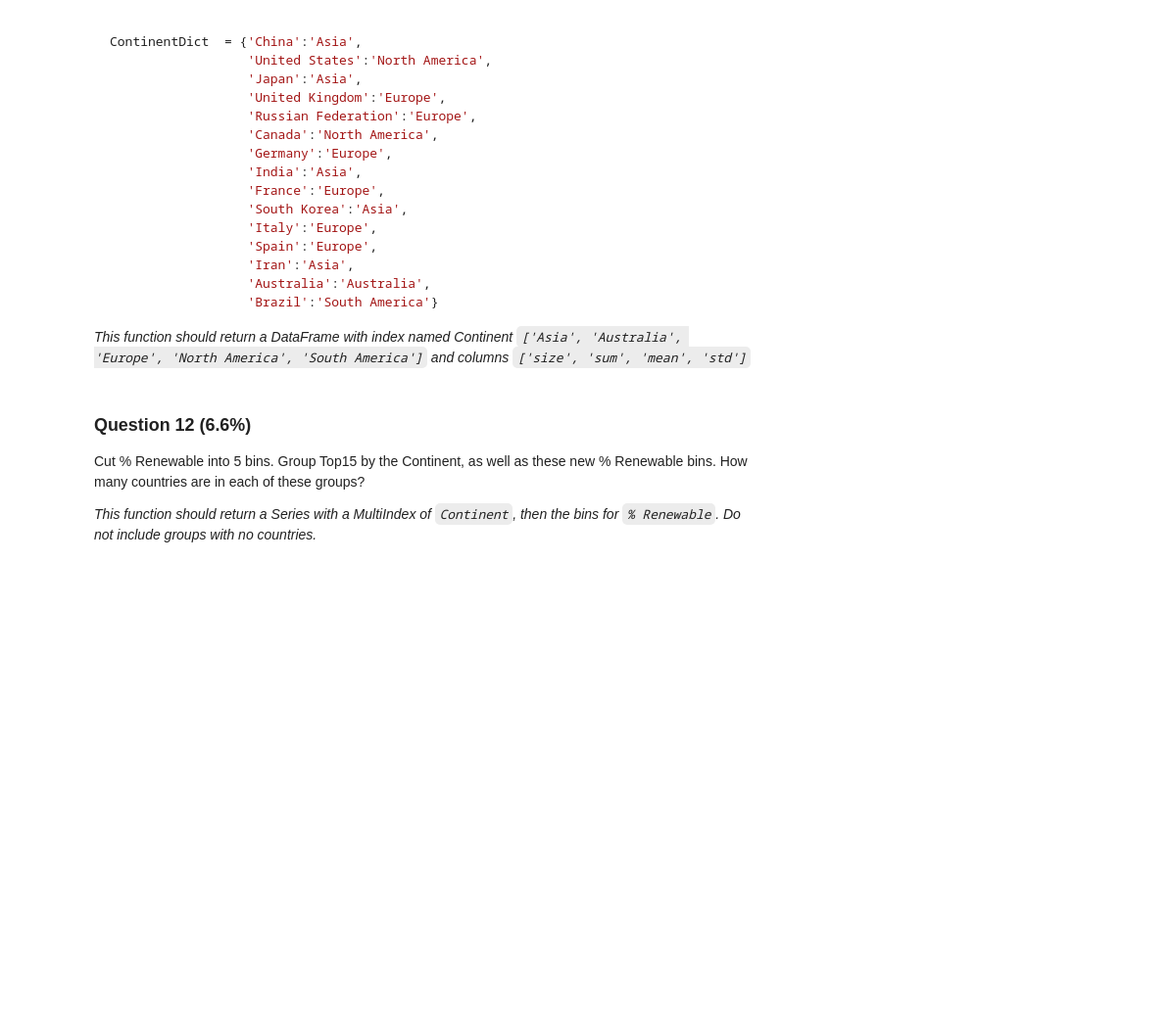
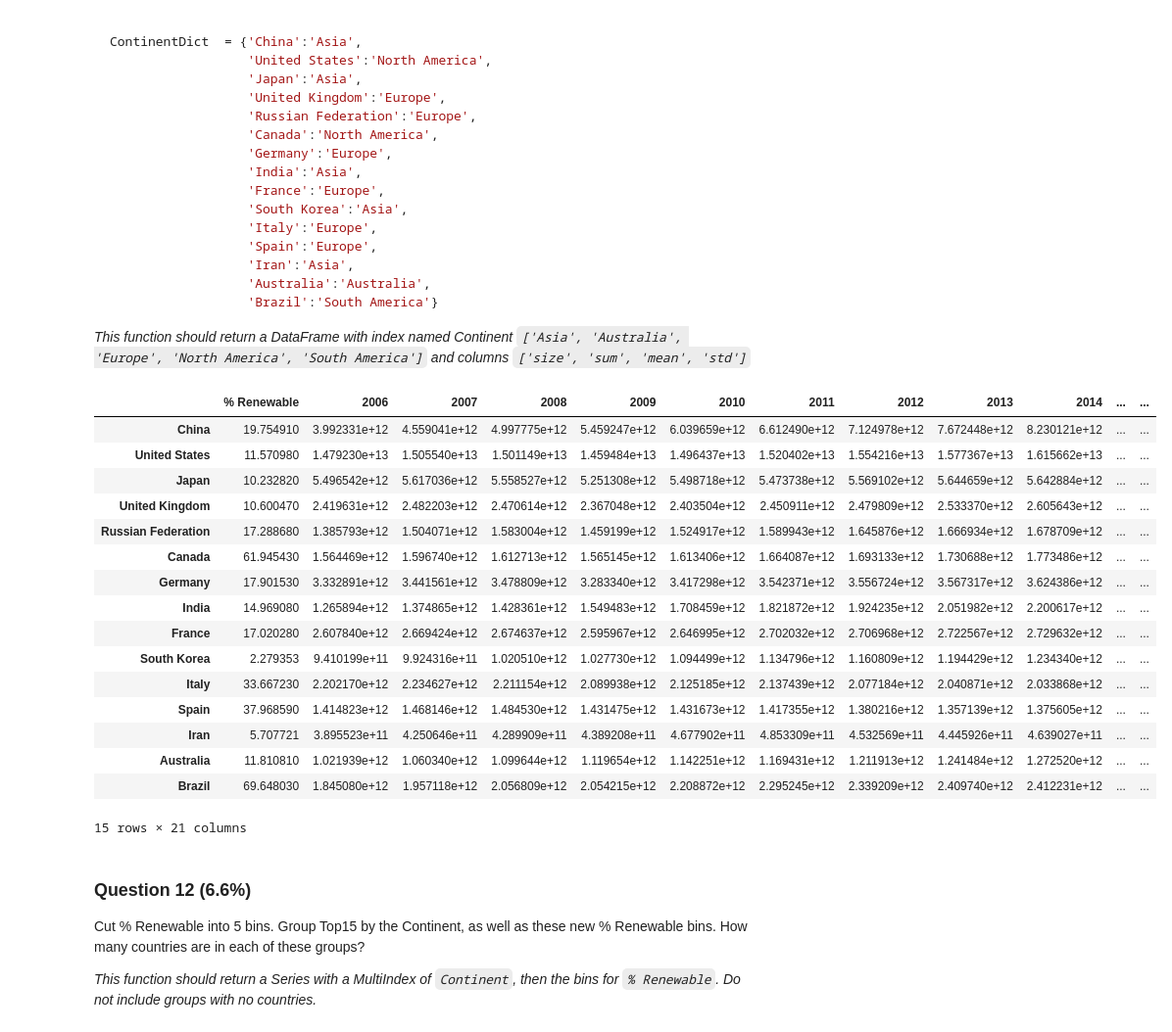
Before and after one commit to chinmaydas96/Introduction-to-Data-Science-in-Python, a Jupyter notebook: Assignment+3.ipynb, the cells around one changed output. Shown: that part at 98% size. Saved outputs shown, nothing was run; the diff lists cells and outputs as text; code cells hidden in the pictures; blank space fills up the shorter version.

````diff
--- a/Assignment+3.ipynb
+++ b/Assignment+3.ipynb
@@ -204,10 +326,49 @@ ContinentDict  = {'China':'Asia',
 ```
 
 *This function should return a DataFrame with index named Continent `['Asia', 'Australia', 'Europe', 'North America', 'South America']` and columns `['size', 'sum', 'mean', 'std']`*
-# %%
-def answer_eleven():
-    Top15 = answer_one()
-    return "ANSWER"
+# %%
+def answer_eleven():
+    Top15 = answer_one()
+    ContinentDict  = {'China':'Asia',
+                  'United States':'North America',
+                  'Japan':'Asia',
+                  'United Kingdom':'Europe',
+                  'Russian Federation':'Europe',
+                  'Canada':'North America',
+                  'Germany':'Europe',
+                  'India':'Asia',
+                  'France':'Europe',
+                  'South Korea':'Asia',
+                  'Italy':'Europe',
+                  'Spain':'Europe',
+                  'Iran':'Asia',
+                  'Australia':'Australia',
+                  'Brazil':'South America'}
+    new_df = pd.DataFrame()
+    for i, row in Top15.iterrows():
+        row['Continent'] = ContinentDict[row.name]
+        new_df = new_df.append(row)
+    return new_df
+
+answer_eleven()
+# %% [output]
+|  | % Renewable | 2006 | 2007 | 2008 | 2009 | 2010 | 2011 | 2012 | 2013 | 2014 | ... | ... |
+| China | 19.754910 | 3.992331e+12 | 4.559041e+12 | 4.997775e+12 | 5.459247e+12 | 6.039659e+12 | 6.612490e+12 | 7.124978e+12 | 7.672448e+12 | 8.230121e+12 | ... | ... |
+| United States | 11.570980 | 1.479230e+13 | 1.505540e+13 | 1.501149e+13 | 1.459484e+13 | 1.496437e+13 | 1.520402e+13 | 1.554216e+13 | 1.577367e+13 | 1.615662e+13 | ... | ... |
+| Japan | 10.232820 | 5.496542e+12 | 5.617036e+12 | 5.558527e+12 | 5.251308e+12 | 5.498718e+12 | 5.473738e+12 | 5.569102e+12 | 5.644659e+12 | 5.642884e+12 | ... | ... |
+| United Kingdom | 10.600470 | 2.419631e+12 | 2.482203e+12 | 2.470614e+12 | 2.367048e+12 | 2.403504e+12 | 2.450911e+12 | 2.479809e+12 | 2.533370e+12 | 2.605643e+12 | ... | ... |
+| Russian Federation | 17.288680 | 1.385793e+12 | 1.504071e+12 | 1.583004e+12 | 1.459199e+12 | 1.524917e+12 | 1.589943e+12 | 1.645876e+12 | 1.666934e+12 | 1.678709e+12 | ... | ... |
+| Canada | 61.945430 | 1.564469e+12 | 1.596740e+12 | 1.612713e+12 | 1.565145e+12 | 1.613406e+12 | 1.664087e+12 | 1.693133e+12 | 1.730688e+12 | 1.773486e+12 | ... | ... |
+| Germany | 17.901530 | 3.332891e+12 | 3.441561e+12 | 3.478809e+12 | 3.283340e+12 | 3.417298e+12 | 3.542371e+12 | 3.556724e+12 | 3.567317e+12 | 3.624386e+12 | ... | ... |
+| India | 14.969080 | 1.265894e+12 | 1.374865e+12 | 1.428361e+12 | 1.549483e+12 | 1.708459e+12 | 1.821872e+12 | 1.924235e+12 | 2.051982e+12 | 2.200617e+12 | ... | ... |
+| France | 17.020280 | 2.607840e+12 | 2.669424e+12 | 2.674637e+12 | 2.595967e+12 | 2.646995e+12 | 2.702032e+12 | 2.706968e+12 | 2.722567e+12 | 2.729632e+12 | ... | ... |
+| South Korea | 2.279353 | 9.410199e+11 | 9.924316e+11 | 1.020510e+12 | 1.027730e+12 | 1.094499e+12 | 1.134796e+12 | 1.160809e+12 | 1.194429e+12 | 1.234340e+12 | ... | ... |
+| Italy | 33.667230 | 2.202170e+12 | 2.234627e+12 | 2.211154e+12 | 2.089938e+12 | 2.125185e+12 | 2.137439e+12 | 2.077184e+12 | 2.040871e+12 | 2.033868e+12 | ... | ... |
+| Spain | 37.968590 | 1.414823e+12 | 1.468146e+12 | 1.484530e+12 | 1.431475e+12 | 1.431673e+12 | 1.417355e+12 | 1.380216e+12 | 1.357139e+12 | 1.375605e+12 | ... | ... |
+| Iran | 5.707721 | 3.895523e+11 | 4.250646e+11 | 4.289909e+11 | 4.389208e+11 | 4.677902e+11 | 4.853309e+11 | 4.532569e+11 | 4.445926e+11 | 4.639027e+11 | ... | ... |
+| Australia | 11.810810 | 1.021939e+12 | 1.060340e+12 | 1.099644e+12 | 1.119654e+12 | 1.142251e+12 | 1.169431e+12 | 1.211913e+12 | 1.241484e+12 | 1.272520e+12 | ... | ... |
+| Brazil | 69.648030 | 1.845080e+12 | 1.957118e+12 | 2.056809e+12 | 2.054215e+12 | 2.208872e+12 | 2.295245e+12 | 2.339209e+12 | 2.409740e+12 | 2.412231e+12 | ... | ... |
+15 rows × 21 columns
 # %% [markdown]
 ### Question 12 (6.6%)
 Cut % Renewable into 5 bins. Group Top15 by the Continent, as well as these new % Renewable bins. How many countries are in each of these groups?
````
Also changed, not shown: parts of 31 cells of this notebook, 1 other file.
